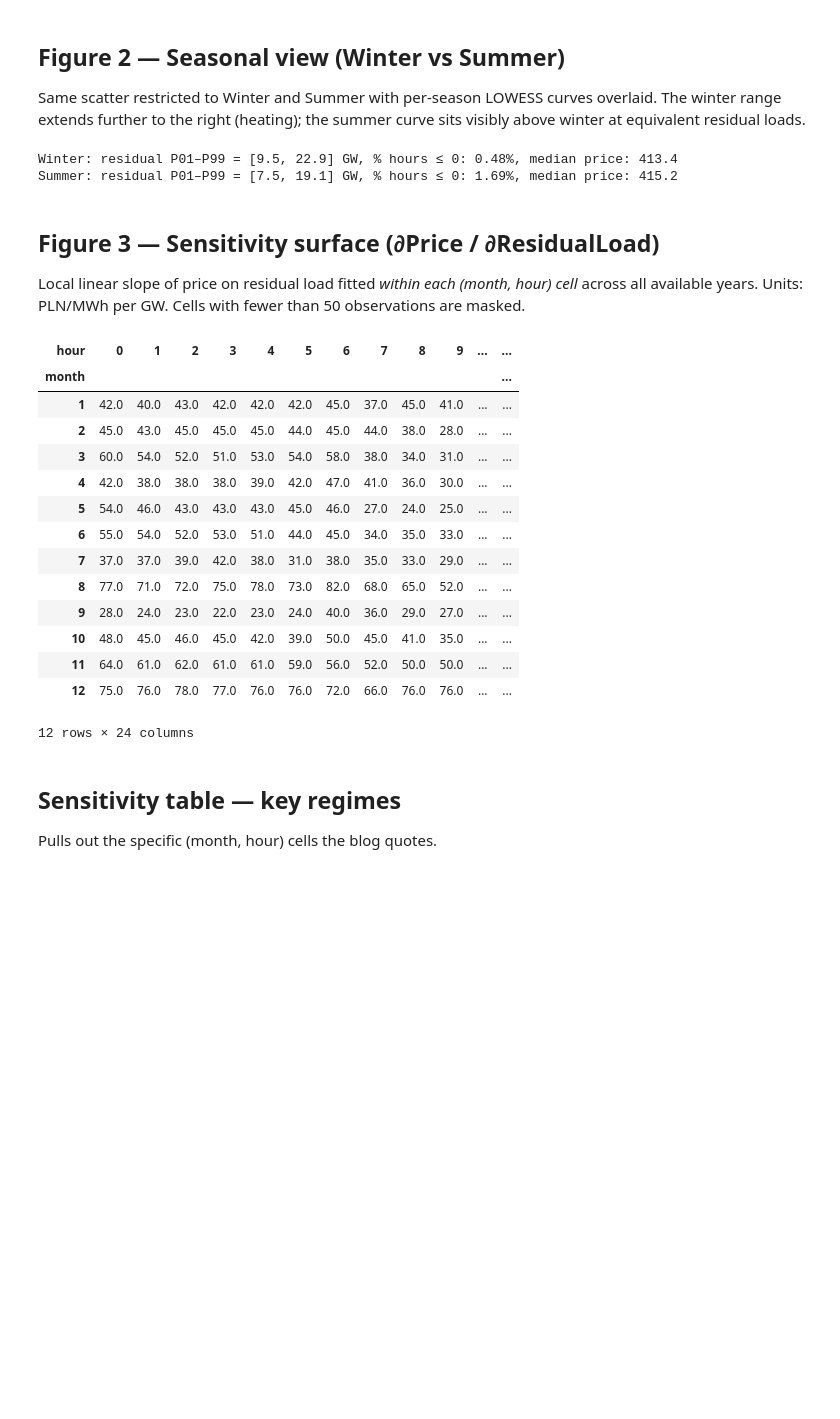
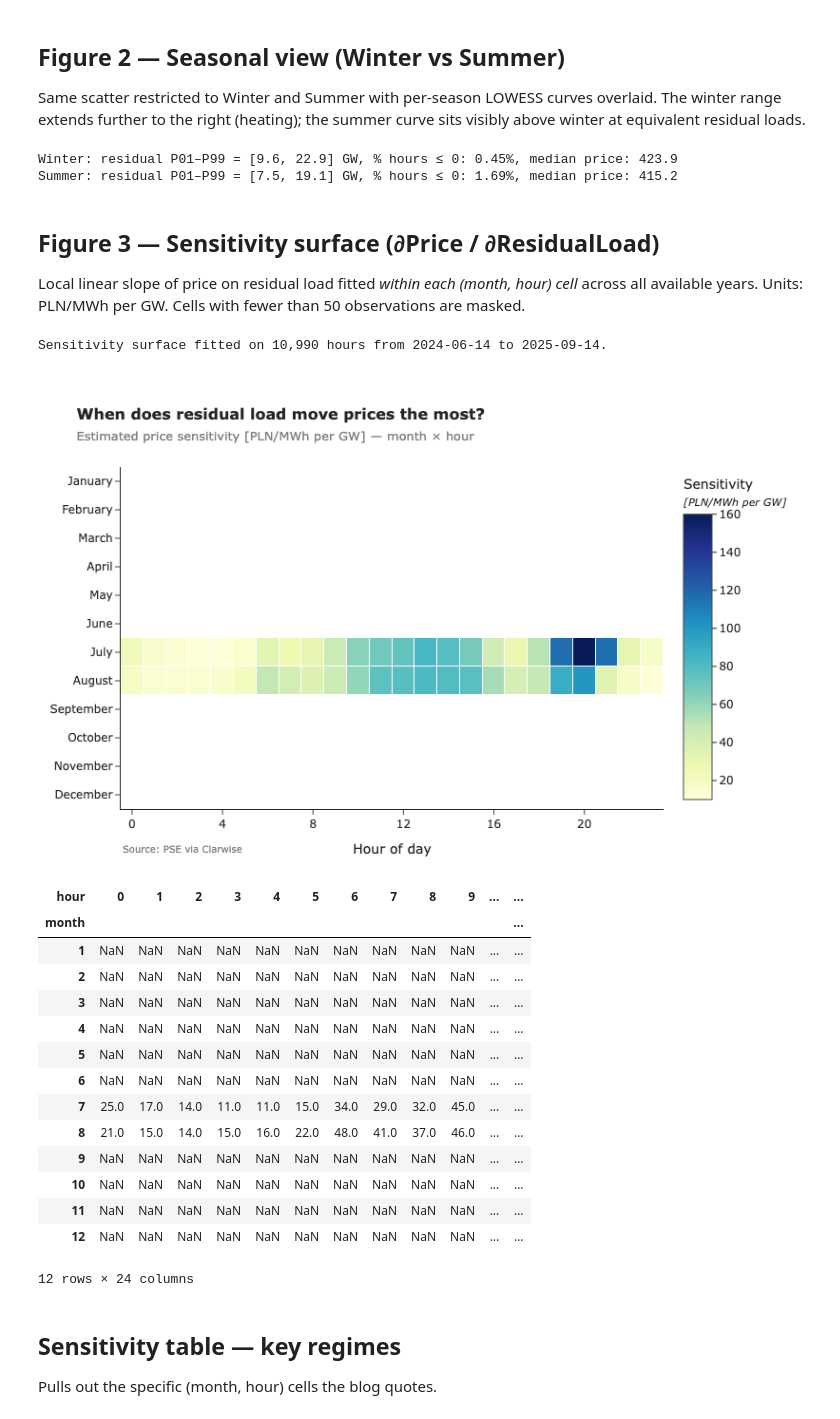
Before and after one commit to GabrielZiembicki/poland-energy-analytics, a Jupyter notebook: notebooks/01_residual_load_and_prices.ipynb, the cells around one changed output. Saved outputs shown, nothing was run; the diff lists cells and outputs as text; code cells hidden in the pictures; blank space fills up the shorter version.

```diff
--- a/notebooks/01_residual_load_and_prices.ipynb
+++ b/notebooks/01_residual_load_and_prices.ipynb
@@ -52,7 +50,7 @@ prices = client.get_dataset(
     "prices_15min",
     start_date="2020-01-01",
     end_date="2025-12-31",
-    limit=200_000,
+    limit=300_000,
 )
 print(prices.columns)
 print(prices.shape)
@@ -385,10 +418,7 @@ winter at equivalent residual loads.
 df_ws = df[df["season"].isin(["Winter", "Summer"])].copy()
 season_colors = {"Winter": "#0052CC", "Summer": "#FFA600"}
 
-# filter for 2025 only
-sample = df_ws[df_ws["interval_start_utc"] >= "2024-06-14"]
-
-
+sample = df_ws.sample(min(len(df_ws), 30000), random_state=0)
 fig2 = px.scatter(
     sample,
     x="residual_load_gw",
@@ -403,16 +433,22 @@ fig2 = px.scatter(
 )
 fig2.update_traces(mode="markers", marker=dict(size=4, opacity=0.25))
 
-# for s in ['Winter', 'Summer']:
-
-#     sub = df_ws[df_ws['season'] == s]
-#     ex, ey, _ = lowess_smooth(sub['residual_load_gw'].values, sub['rce'].values, frac=0.3)
-#     if ex is not None:
-#         fig2.add_trace(go.Scatter(
-#             x=ex, y=ey, mode='lines',
-#             line=dict(color=season_colors[s], width=3),
-#             name=f'{s} LOWESS', showlegend=True,
-#         ))
+for s in ["Winter", "Summer"]:
+    sub = df_ws[df_ws["season"] == s]
+    ex, ey, _ = lowess_smooth(
+        sub["residual_load_gw"].values, sub["rce"].values, frac=0.3
+    )
+    if ex is not None:
+        fig2.add_trace(
+            go.Scatter(
+                x=ex,
+                y=ey,
+                mode="lines",
+                line=dict(color=season_colors[s], width=3),
+                name=f"{s} LOWESS",
+                showlegend=True,
+            )
+        )
 
 fig2.update_layout(
     title=dict(
@@ -440,7 +476,7 @@ for s in ["Winter", "Summer"]:
         f'median price: {sub["rce"].median():.1f}'
     )
 # %% [output]
-Winter: residual P01–P99 = [9.5, 22.9] GW, % hours ≤ 0: 0.48%, median price: 413.4
+Winter: residual P01–P99 = [9.6, 22.9] GW, % hours ≤ 0: 0.45%, median price: 423.9
 Summer: residual P01–P99 = [7.5, 19.1] GW, % hours ≤ 0: 1.69%, median price: 415.2
 # %% [markdown]
 ## Figure 3 — Sensitivity surface (∂Price / ∂ResidualLoad)
@@ -465,8 +501,18 @@ def cell_slope(group, xcol="residual_load_gw", ycol="rce", min_n=50):
     return float(slope)
 
 
+# Restrict to the period where the system is structurally comparable to today
+# (matches the cutoff used in 04_residual_load_vs_price.py).
+sens_cutoff = pd.Timestamp("2024-06-14", tz="UTC")
+df_sens = df[df["interval_start_utc"] >= sens_cutoff]
+print(
+    f"Sensitivity surface fitted on {len(df_sens):,} hours "
+    f'from {df_sens["interval_start_utc"].min().date()} '
+    f'to {df_sens["interval_start_utc"].max().date()}.'
+)
+
 rows_ = []
-for (m, h), g in df.groupby(["month", "hour"]):
+for (m, h), g in df_sens.groupby(["month", "hour"]):
     rows_.append(
         {
             "month": int(m),
@@ -511,46 +557,48 @@ fig3.update_layout(
     ),
     template="simple_white",
     plot_bgcolor="#ffffff",
     paper_bgcolor="#ffffff",
     height=520,
     margin=dict(t=100, b=60, l=80, r=40),
 )
 fig3.update_xaxes(
     title="Hour of day",
     tickmode="array",
     tickvals=[0, 4, 8, 12, 16, 20],
     showgrid=False,
 )
 fig3.update_yaxes(autorange="reversed", showgrid=False)
 fig3.add_annotation(
     text="Source: PSE via Clarwise",
     xref="paper",
     yref="paper",
     x=0.0,
     y=-0.14,
     xanchor="left",
     showarrow=False,
     font=dict(size=10, color="gray"),
 )
 fig3.show()
 
 heat.round(0)
 # %% [output]
+Sensitivity surface fitted on 10,990 hours from 2024-06-14 to 2025-09-14.
+[figure, added]
 | hour | 0 | 1 | 2 | 3 | 4 | 5 | 6 | 7 | 8 | 9 | ... | ... |
 | month |  |  |  |  |  |  |  |  |  |  |  | ... |
-| 1 | 42.0 | 40.0 | 43.0 | 42.0 | 42.0 | 42.0 | 45.0 | 37.0 | 45.0 | 41.0 | ... | ... |
-| 2 | 45.0 | 43.0 | 45.0 | 45.0 | 45.0 | 44.0 | 45.0 | 44.0 | 38.0 | 28.0 | ... | ... |
-| 3 | 60.0 | 54.0 | 52.0 | 51.0 | 53.0 | 54.0 | 58.0 | 38.0 | 34.0 | 31.0 | ... | ... |
-| 4 | 42.0 | 38.0 | 38.0 | 38.0 | 39.0 | 42.0 | 47.0 | 41.0 | 36.0 | 30.0 | ... | ... |
-| 5 | 54.0 | 46.0 | 43.0 | 43.0 | 43.0 | 45.0 | 46.0 | 27.0 | 24.0 | 25.0 | ... | ... |
-| 6 | 55.0 | 54.0 | 52.0 | 53.0 | 51.0 | 44.0 | 45.0 | 34.0 | 35.0 | 33.0 | ... | ... |
-| 7 | 37.0 | 37.0 | 39.0 | 42.0 | 38.0 | 31.0 | 38.0 | 35.0 | 33.0 | 29.0 | ... | ... |
-| 8 | 77.0 | 71.0 | 72.0 | 75.0 | 78.0 | 73.0 | 82.0 | 68.0 | 65.0 | 52.0 | ... | ... |
-| 9 | 28.0 | 24.0 | 23.0 | 22.0 | 23.0 | 24.0 | 40.0 | 36.0 | 29.0 | 27.0 | ... | ... |
-| 10 | 48.0 | 45.0 | 46.0 | 45.0 | 42.0 | 39.0 | 50.0 | 45.0 | 41.0 | 35.0 | ... | ... |
-| 11 | 64.0 | 61.0 | 62.0 | 61.0 | 61.0 | 59.0 | 56.0 | 52.0 | 50.0 | 50.0 | ... | ... |
-| 12 | 75.0 | 76.0 | 78.0 | 77.0 | 76.0 | 76.0 | 72.0 | 66.0 | 76.0 | 76.0 | ... | ... |
+| 1 | NaN | NaN | NaN | NaN | NaN | NaN | NaN | NaN | NaN | NaN | ... | ... |
+| 2 | NaN | NaN | NaN | NaN | NaN | NaN | NaN | NaN | NaN | NaN | ... | ... |
+| 3 | NaN | NaN | NaN | NaN | NaN | NaN | NaN | NaN | NaN | NaN | ... | ... |
+| 4 | NaN | NaN | NaN | NaN | NaN | NaN | NaN | NaN | NaN | NaN | ... | ... |
+| 5 | NaN | NaN | NaN | NaN | NaN | NaN | NaN | NaN | NaN | NaN | ... | ... |
+| 6 | NaN | NaN | NaN | NaN | NaN | NaN | NaN | NaN | NaN | NaN | ... | ... |
+| 7 | 25.0 | 17.0 | 14.0 | 11.0 | 11.0 | 15.0 | 34.0 | 29.0 | 32.0 | 45.0 | ... | ... |
+| 8 | 21.0 | 15.0 | 14.0 | 15.0 | 16.0 | 22.0 | 48.0 | 41.0 | 37.0 | 46.0 | ... | ... |
+| 9 | NaN | NaN | NaN | NaN | NaN | NaN | NaN | NaN | NaN | NaN | ... | ... |
+| 10 | NaN | NaN | NaN | NaN | NaN | NaN | NaN | NaN | NaN | NaN | ... | ... |
+| 11 | NaN | NaN | NaN | NaN | NaN | NaN | NaN | NaN | NaN | NaN | ... | ... |
+| 12 | NaN | NaN | NaN | NaN | NaN | NaN | NaN | NaN | NaN | NaN | ... | ... |
-12 rows × 24 columns
+12 rows × 24 columns
 # %% [markdown]
 ## Sensitivity table — key regimes
 
```
Also changed, not shown: parts of 11 cells of this notebook.
